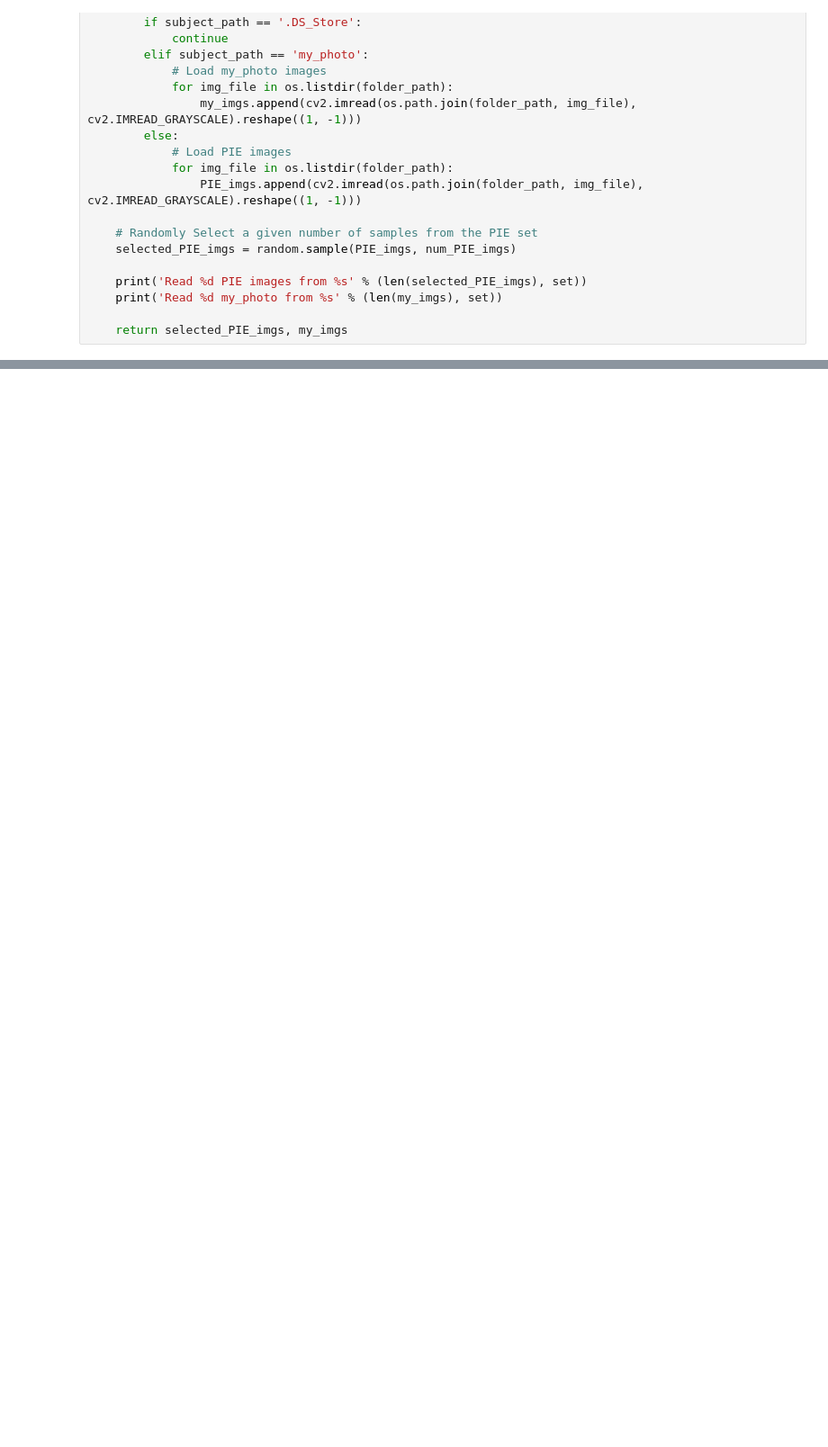
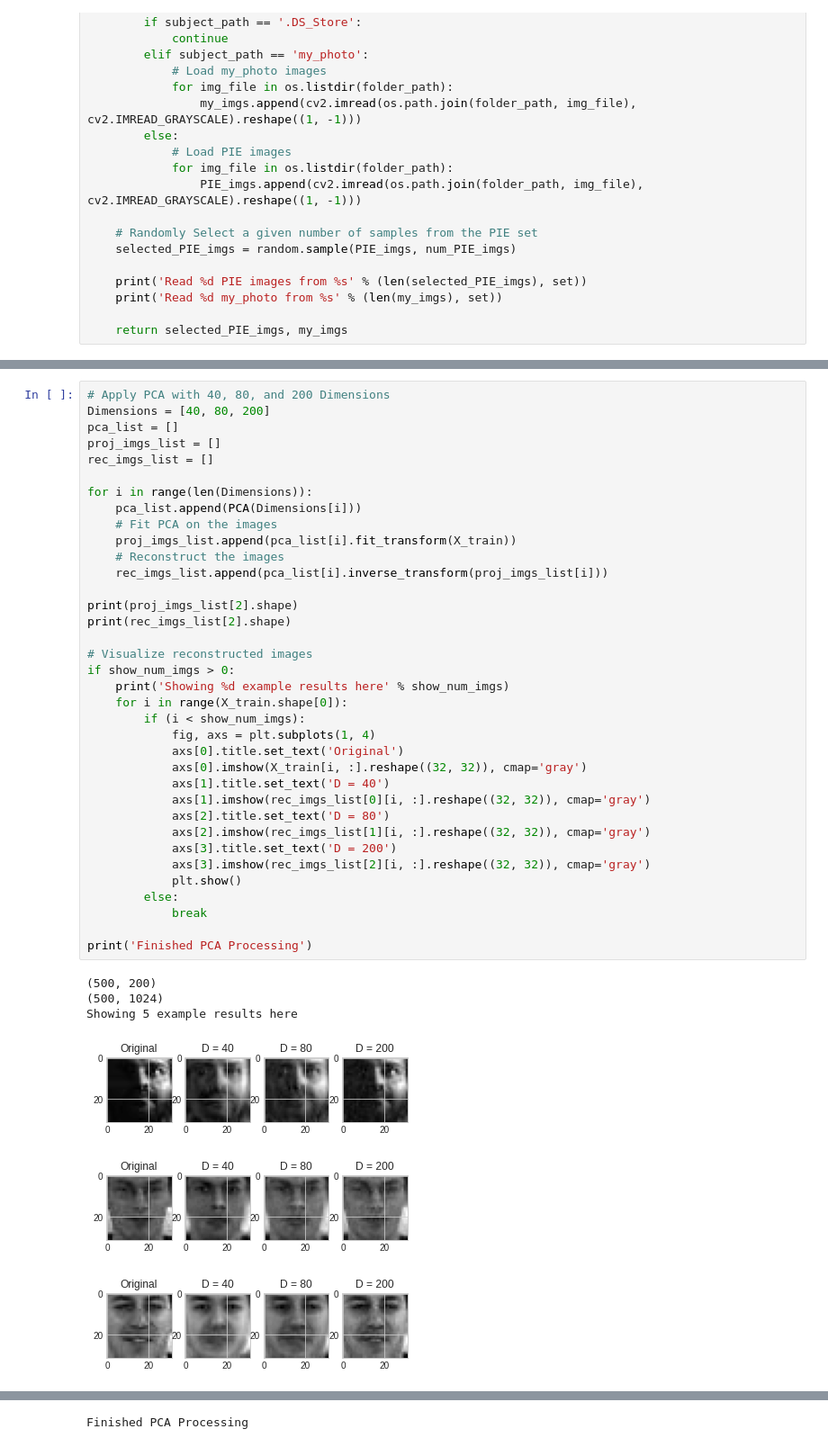
Before and after one commit to SS47816/face-recognition, a Jupyter notebook: face_recognition.ipynb, the cells around one changed output, grey strips where cells are left out. Shown at 90% size. Saved outputs shown, nothing was run; the diff lists cells and outputs as text; blank space fills up the shorter version.

```diff
--- a/face_recognition.ipynb
+++ b/face_recognition.ipynb
@@ -130,0 +101,43 @@ Finished PCA Processing
+# %%
+# Apply PCA with 40, 80, and 200 Dimensions
+Dimensions = [40, 80, 200]
+pca_list = []
+proj_imgs_list = []
+rec_imgs_list = []
+
+for i in range(len(Dimensions)):
+    pca_list.append(PCA(Dimensions[i]))
+    # Fit PCA on the images
+    proj_imgs_list.append(pca_list[i].fit_transform(X_train))
+    # Reconstruct the images
+    rec_imgs_list.append(pca_list[i].inverse_transform(proj_imgs_list[i]))
+
+print(proj_imgs_list[2].shape)
+print(rec_imgs_list[2].shape)
+
+# Visualize reconstructed images
+if show_num_imgs > 0:
+    print('Showing %d example results here' % show_num_imgs)
+    for i in range(X_train.shape[0]):
+        if (i < show_num_imgs):
+            fig, axs = plt.subplots(1, 4)
+            axs[0].title.set_text('Original')
+            axs[0].imshow(X_train[i, :].reshape((32, 32)), cmap='gray')
+            axs[1].title.set_text('D = 40')
+            axs[1].imshow(rec_imgs_list[0][i, :].reshape((32, 32)), cmap='gray')
+            axs[2].title.set_text('D = 80')
+            axs[2].imshow(rec_imgs_list[1][i, :].reshape((32, 32)), cmap='gray')
+            axs[3].title.set_text('D = 200')
+            axs[3].imshow(rec_imgs_list[2][i, :].reshape((32, 32)), cmap='gray')
+            plt.show()
+        else:
+            break
+
+print('Finished PCA Processing')
+# %% [output]
+(500, 200)
+(500, 1024)
+Showing 5 example results here
+[figure, added]
+[figure, added]
+[figure, added]
@@ -130,0 +146 @@ Finished PCA Processing
+Finished PCA Processing
```
Also changed, not shown: parts of 4 cells of this notebook, 1 other file.
